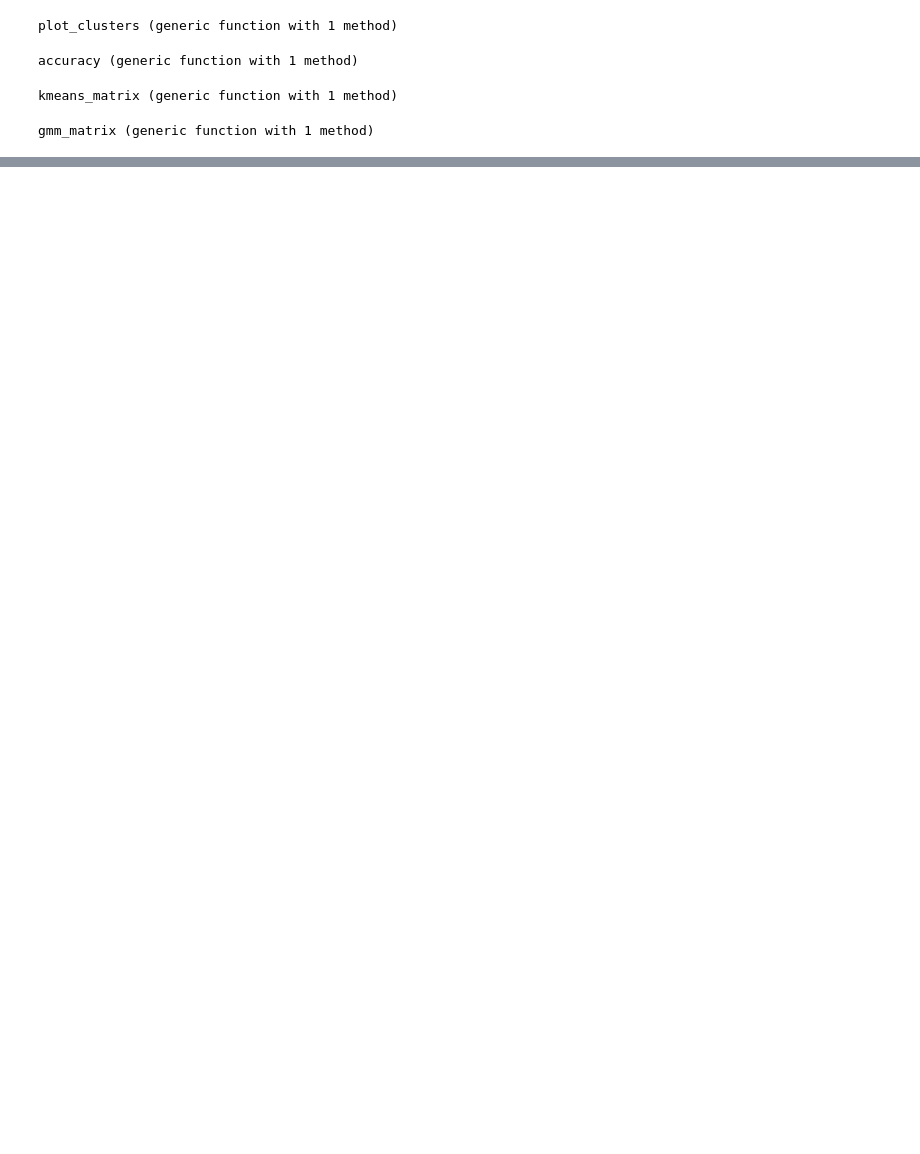
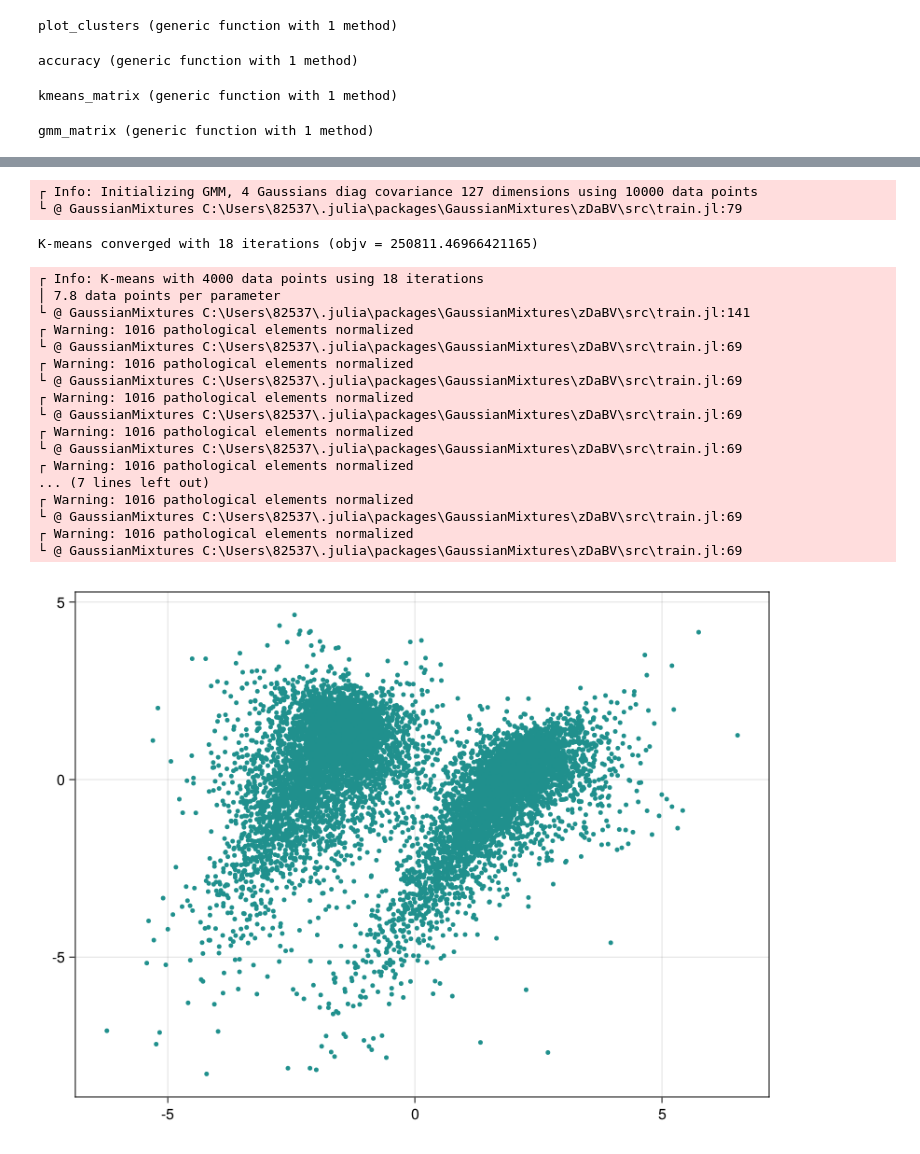
Before and after one commit to solislemuslab/PhyloClustering.jl, a Jupyter notebook: 4-taxa-check.ipynb, the cells around one changed output, grey strips where cells are left out. Saved outputs shown, nothing was run; the diff lists cells and outputs as text; code cells hidden in the pictures; blank space fills up the shorter version.

```diff
--- a/4-taxa-check.ipynb
+++ b/4-taxa-check.ipynb
@@ -284,0 +326,31 @@ end
+# %%
+tree1 = CSV.read("data/8_diff_topo_1_5000_12.csv", DataFrame)
+tree2 = CSV.read("data/8_diff_topo_7_5000_2.csv", DataFrame)
+gt = ground_true(tree1,tree2)
+tree = vcat(tree1,tree2)
+tree = standardize_tree(tree)
+pred_llpg,pred_prob = GMM_label(tree, 4)
+m,x = accuracy(2, gt, pred_prob)
+plot_clusters(tree,pred_prob)
+# %% [output]
+┌ Info: Initializing GMM, 4 Gaussians diag covariance 127 dimensions using 10000 data points
+└ @ GaussianMixtures C:\Users\82537\.julia\packages\GaussianMixtures\zDaBV\src\train.jl:79
+K-means converged with 18 iterations (objv = 250811.46966421165)
+┌ Info: K-means with 4000 data points using 18 iterations
+│ 7.8 data points per parameter
+└ @ GaussianMixtures C:\Users\82537\.julia\packages\GaussianMixtures\zDaBV\src\train.jl:141
+┌ Warning: 1016 pathological elements normalized
+└ @ GaussianMixtures C:\Users\82537\.julia\packages\GaussianMixtures\zDaBV\src\train.jl:69
+┌ Warning: 1016 pathological elements normalized
+└ @ GaussianMixtures C:\Users\82537\.julia\packages\GaussianMixtures\zDaBV\src\train.jl:69
+┌ Warning: 1016 pathological elements normalized
+└ @ GaussianMixtures C:\Users\82537\.julia\packages\GaussianMixtures\zDaBV\src\train.jl:69
+┌ Warning: 1016 pathological elements normalized
+└ @ GaussianMixtures C:\Users\82537\.julia\packages\GaussianMixtures\zDaBV\src\train.jl:69
+┌ Warning: 1016 pathological elements normalized
+... (7 lines left out)
+┌ Warning: 1016 pathological elements normalized
+└ @ GaussianMixtures C:\Users\82537\.julia\packages\GaussianMixtures\zDaBV\src\train.jl:69
+┌ Warning: 1016 pathological elements normalized
+└ @ GaussianMixtures C:\Users\82537\.julia\packages\GaussianMixtures\zDaBV\src\train.jl:69
+[figure, added]
```
Also changed, not shown: parts of 4 cells of this notebook, 2 other files.
